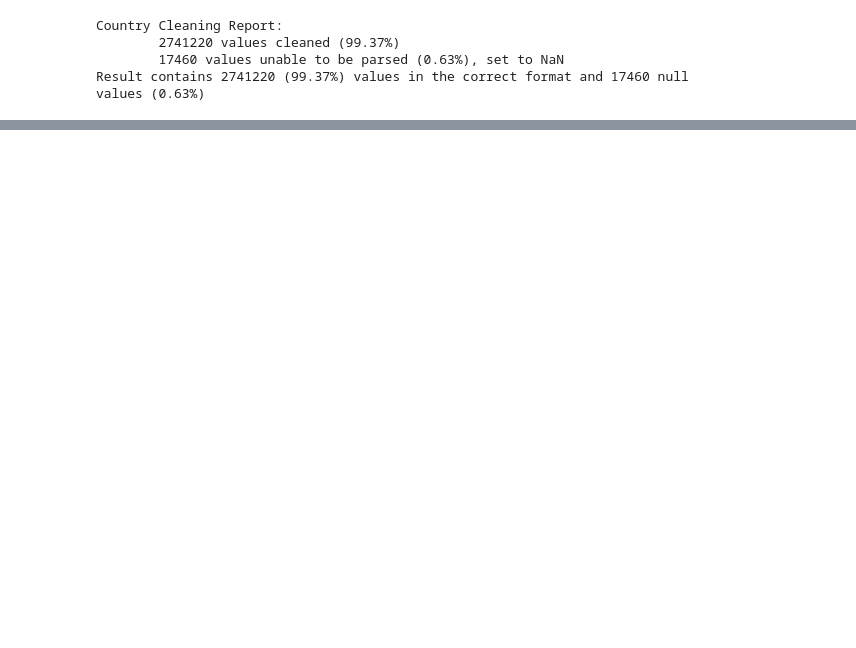
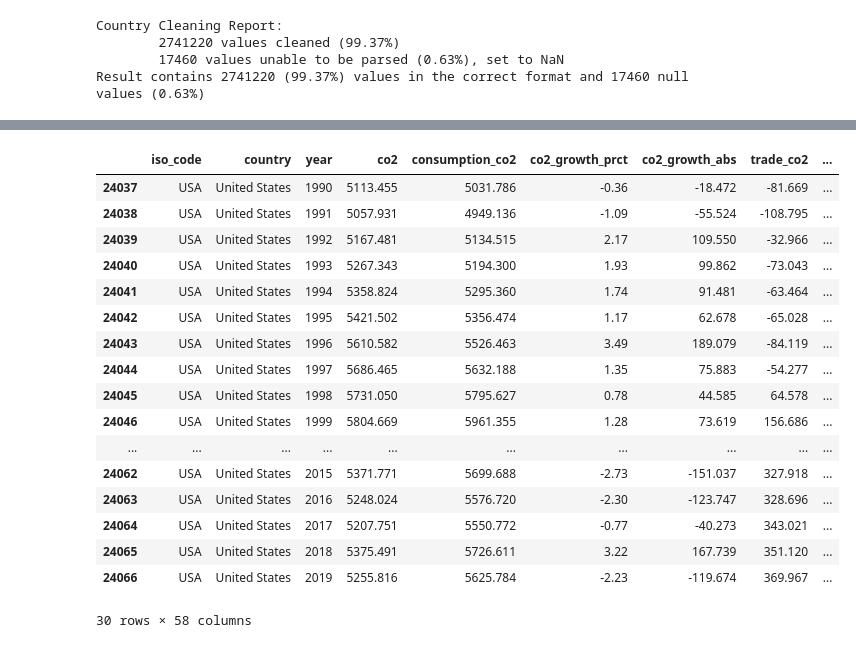
Before and after one commit to 1-1is0/air_pollution_effect, a Jupyter notebook: predict.ipynb, the cells around one changed output, grey strips where cells are left out. Drawn from its saved outputs; the diff is of its cells as text; code cells hidden in the pictures; blank space fills up the shorter version.

```diff
--- a/predict.ipynb
+++ b/predict.ipynb
@@ -8 +9,4 @@ from dataprep.clean import clean_country
 import dask.dataframe as dd
+# %%
+co2_file_path = "./dataset/owid-co2-data.csv"
+co2_df = pd.read_csv(co2_file_path)
@@ -57,6 +78,28 @@ global_df.head()
 | 1531 | Deaths | Global | Both | All Ages | Tracheal, bronchus, and lung cancer | All risk factors | Rate | 1990 | 16.758972 | 17.720711 | 15.945836 | ... |
 | 1532 | Deaths | Global | Both | All Ages | Pancreatic cancer | All risk factors | Rate | 1990 | 1.291501 | 1.548592 | 1.081802 | ... |
 | 1534 | Deaths | Global | Both | All Ages | Liver cancer | All risk factors | Rate | 1990 | 2.883647 | 3.474875 | 2.350907 | ... |
+# %%
+co2_df = co2_df[co2_df.year.between(cause_df.year.min(), cause_df.year.max())]
+co2_df[co2_df.iso_code=="USA"]
+# %% [output]
+|  | iso_code | country | year | co2 | consumption_co2 | co2_growth_prct | co2_growth_abs | trade_co2 | ... |
+| 24037 | USA | United States | 1990 | 5113.455 | 5031.786 | -0.36 | -18.472 | -81.669 | ... |
+| 24038 | USA | United States | 1991 | 5057.931 | 4949.136 | -1.09 | -55.524 | -108.795 | ... |
+| 24039 | USA | United States | 1992 | 5167.481 | 5134.515 | 2.17 | 109.550 | -32.966 | ... |
+| 24040 | USA | United States | 1993 | 5267.343 | 5194.300 | 1.93 | 99.862 | -73.043 | ... |
+| 24041 | USA | United States | 1994 | 5358.824 | 5295.360 | 1.74 | 91.481 | -63.464 | ... |
+| 24042 | USA | United States | 1995 | 5421.502 | 5356.474 | 1.17 | 62.678 | -65.028 | ... |
+| 24043 | USA | United States | 1996 | 5610.582 | 5526.463 | 3.49 | 189.079 | -84.119 | ... |
+| 24044 | USA | United States | 1997 | 5686.465 | 5632.188 | 1.35 | 75.883 | -54.277 | ... |
+| 24045 | USA | United States | 1998 | 5731.050 | 5795.627 | 0.78 | 44.585 | 64.578 | ... |
+| 24046 | USA | United States | 1999 | 5804.669 | 5961.355 | 1.28 | 73.619 | 156.686 | ... |
+| ... | ... | ... | ... | ... | ... | ... | ... | ... | ... |
+| 24062 | USA | United States | 2015 | 5371.771 | 5699.688 | -2.73 | -151.037 | 327.918 | ... |
+| 24063 | USA | United States | 2016 | 5248.024 | 5576.720 | -2.30 | -123.747 | 328.696 | ... |
+| 24064 | USA | United States | 2017 | 5207.751 | 5550.772 | -0.77 | -40.273 | 343.021 | ... |
+| 24065 | USA | United States | 2018 | 5375.491 | 5726.611 | 3.22 | 167.739 | 351.120 | ... |
+| 24066 | USA | United States | 2019 | 5255.816 | 5625.784 | -2.23 | -119.674 | 369.967 | ... |
+30 rows × 58 columns
 # %%
 def get_all_vs_air(df, cause=None):
     result_df = [
```
Also changed, not shown: parts of 11 cells of this notebook.
